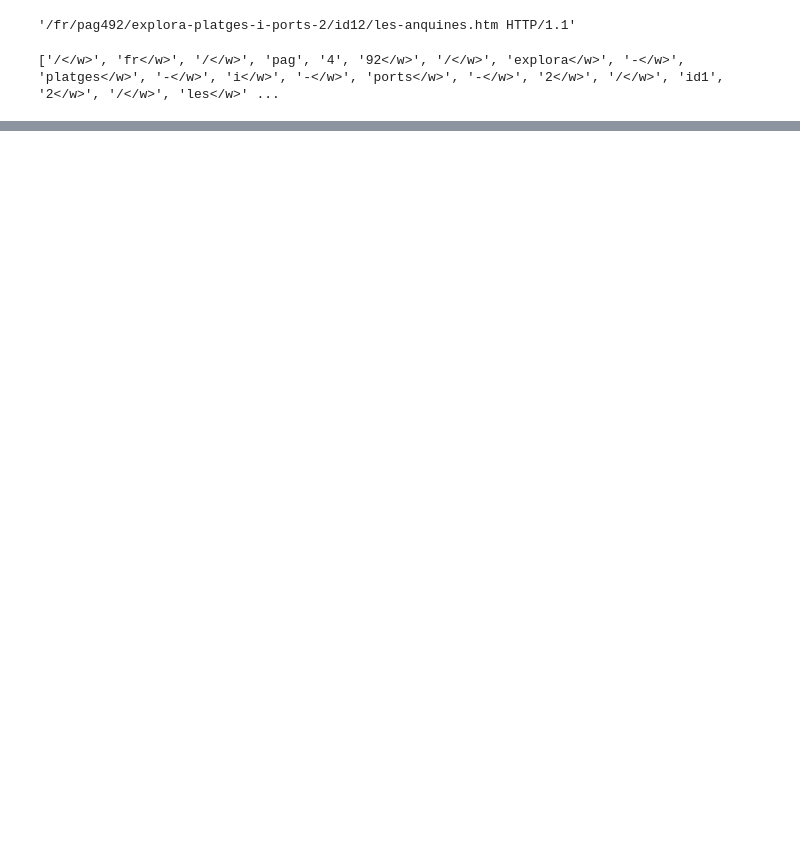
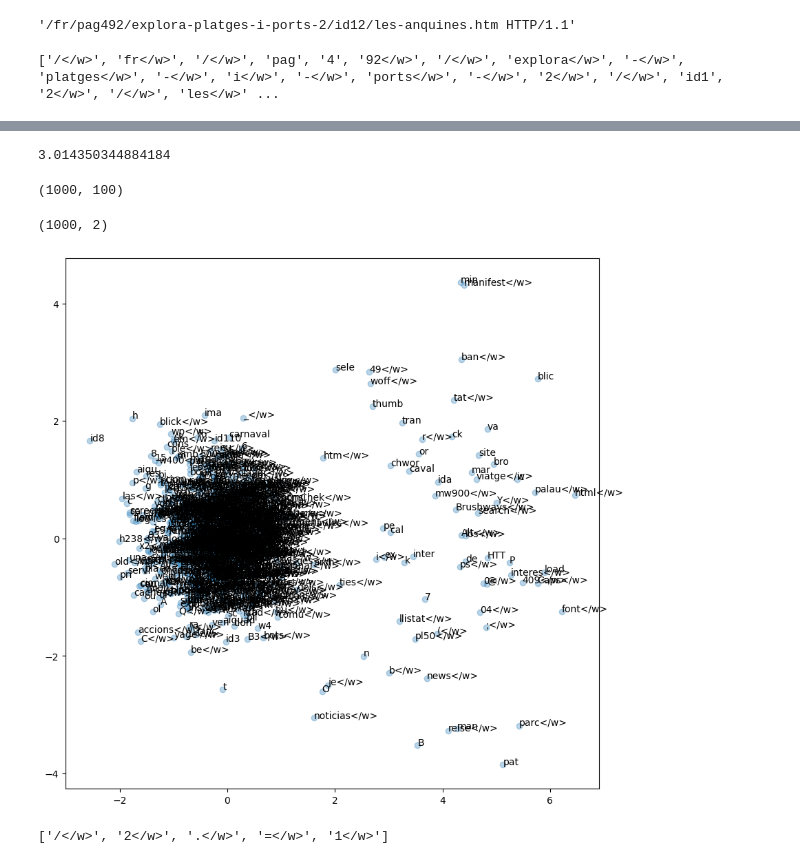
Before and after one commit to amritpal200/Synthesis-Project-1, a Jupyter notebook: src/data_analysis_2.ipynb, the cells around one changed output, grey strips where cells are left out. Cells and saved outputs as stored; diff of their text form; code cells hidden in the pictures; blank space fills up the shorter version.

```diff
--- a/src/data_analysis_2.ipynb
+++ b/src/data_analysis_2.ipynb
@@ -149,0 +299,3 @@ print(tokenizer.encode(clean_url.iloc[0], add_special_tokens=True).tokens)
+# %%
+word2idx = tokenizer.get_vocab()
+idx2word = {idx: word for word, idx in word2idx.items()}
@@ -149,0 +334,23 @@ print(tokenizer.encode(clean_url.iloc[0], add_special_tokens=True).tokens)
+# %%
+import torch
+import torch.nn as nn
+import torch.nn.functional as F
+import torch.optim as optim
+from torch.utils.data import DataLoader, Dataset
+
+class Word2VecSkipGram(nn.Module):
+	def __init__(self, vocab_size, embedding_dim):
+		super(Word2VecSkipGram, self).__init__()
+		self.embeddings = nn.Embedding(vocab_size, embedding_dim)
+		self.linear = nn.Linear(embedding_dim, vocab_size)
+
+	def forward(self, x):
+		x = self.embeddings(x)
+		x = self.linear(F.relu(x))
+		return x
+
+device = torch.device("cuda" if torch.cuda.is_available() else "cpu")
+model = Word2VecSkipGram(vocab_size=len(word2idx), embedding_dim=100).to(device)
+criterion = nn.CrossEntropyLoss()
+optimizer = optim.Adam(model.parameters(), lr=0.01)
+model
@@ -149,0 +442,39 @@ print(tokenizer.encode(clean_url.iloc[0], add_special_tokens=True).tokens)
+# %%
+test(model, criterion, test_loader, device)
+# %% [output]
+3.014350344884184
+# %%
+embeddings = model.embeddings.weight.data.cpu().numpy()
+embeddings.shape
+# %% [output]
+(1000, 100)
+# %%
+from sklearn.decomposition import PCA
+
+pca = PCA(n_components=2, random_state=42)
+reduced_embeddings = pca.fit_transform(embeddings)
+reduced_embeddings.shape
+# %% [output]
+(1000, 2)
+# %%
+plt.figure(figsize=(10, 10))
+plt.scatter(reduced_embeddings[:, 0], reduced_embeddings[:, 1], alpha=0.3)
+for i, word in enumerate(word2idx.keys()):
+	plt.annotate(word, (reduced_embeddings[i, 0], reduced_embeddings[i, 1]))
+plt.show()
+# %% [output]
+[figure, added]
+# %%
+# test model with a token
+token = "HTTP</w>"
+token_idx = word2idx[token]
+with torch.no_grad():
+	out_vector = model(torch.tensor([token_idx]).to(device), None)
+	out_probs = F.softmax(out_vector, dim=1).cpu().numpy()
+
+# top 5
+top5_idx = out_probs.argsort()[0][::-1][:5]
+top5_tokens = [idx2word[idx] for idx in top5_idx]
+top5_tokens
+# %% [output]
+['/</w>', '2</w>', '.</w>', '=</w>', '1</w>']
```
Also changed, not shown: parts of 31 cells of this notebook, 2 other files.
